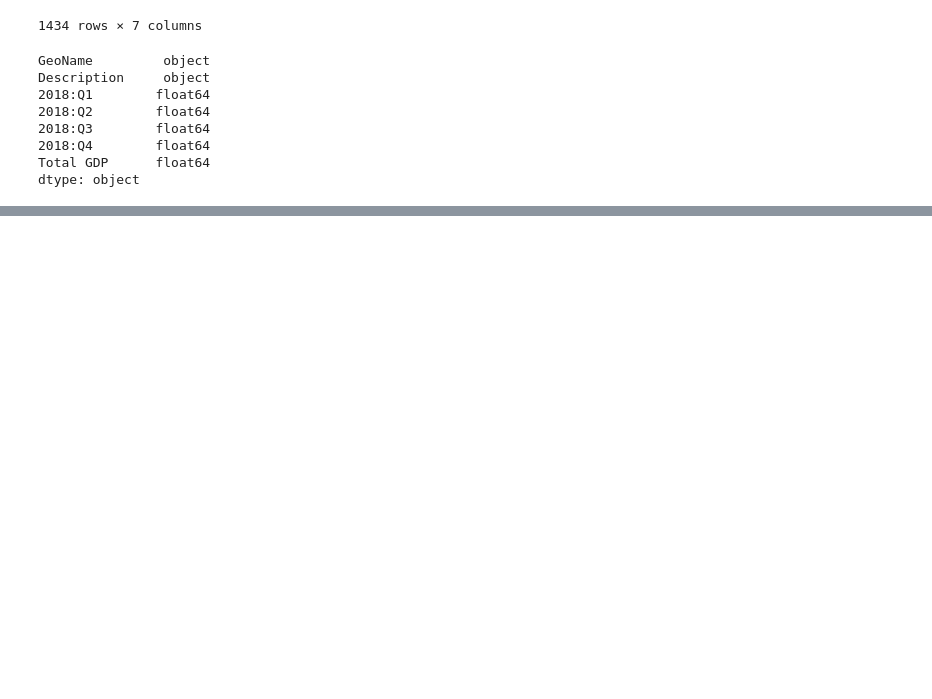
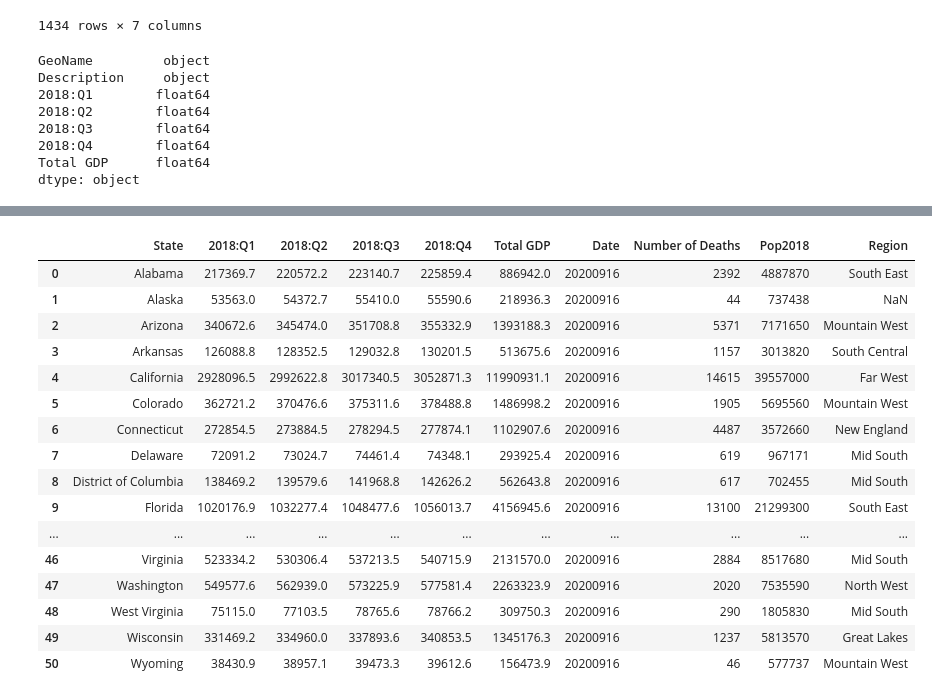
Before and after one commit to gelopez21/ProjectOne, a Jupyter notebook: Project One - Data Cleansing.ipynb, the cells around one changed output, grey strips where cells are left out. Cells and saved outputs as stored; diff of their text form; code cells hidden in the pictures; blank space fills up the shorter version.

```diff
--- a/Project One - Data Cleansing.ipynb
+++ b/Project One - Data Cleansing.ipynb
@@ -327,0 +341,2 @@ ind_df_clean
+# %%
+total_df = state_gdp.merge(state_pop, on='State', how='left')
@@ -327,0 +357,2 @@ ind_df_clean
+# %%
+t2 = total_df.drop(columns='Description')
@@ -327,0 +424,37 @@ ind_df_clean
+# %%
+newengland = pd.DataFrame({'State': newEngland})
+newengland['Region'] = 'New England'
+
+middleatlantic = pd.DataFrame({'State': middleAtlantic})
+middleatlantic['Region'] = 'Middle Atlantic'
+
+eastnorthcentral = pd.DataFrame({'State': eastnorthCentral})
+eastnorthcentral['Region'] = 'East North Central'
+
+midsouth = pd.DataFrame({'State': midSouth})
+midsouth['Region'] = 'Mid South'
+
+midwest = pd.DataFrame({'State': midWest})
+midwest['Region'] = 'Mid West'
+
+mountainwest = pd.DataFrame({'State': mountainWest})
+mountainwest['Region'] = 'Mountain West'
+
+
+
+northeast = pd.DataFrame({'State': northEast})
+northeast['Region'] = 'North East'
+
+northwest = pd.DataFrame({'State': northWest})
+northwest['Region'] = 'North West'
+
+southcentral = pd.DataFrame({'State': southCentral})
+southcentral['Region'] = 'South Central'
+
+southeast = pd.DataFrame({'State': southEast})
+southeast['Region'] = 'South East'
+
+frames = [farwest, greatlakes, midsouth, midwest, mountainwest, newengland,
+         northeast, northwest, southcentral, southeast]
+
+result = pd.concat(frames).reset_index().drop(columns='index')
@@ -327,0 +481,22 @@ ind_df_clean
+# %%
+complete_df = t2.merge(result, on='State', how='left')
+# %%
+complete_df
+# %% [output]
+|  | State | 2018:Q1 | 2018:Q2 | 2018:Q3 | 2018:Q4 | Total GDP | Date | Number of Deaths | Pop2018 | Region |
+| 0 | Alabama | 217369.7 | 220572.2 | 223140.7 | 225859.4 | 886942.0 | 20200916 | 2392 | 4887870 | South East |
+| 1 | Alaska | 53563.0 | 54372.7 | 55410.0 | 55590.6 | 218936.3 | 20200916 | 44 | 737438 | NaN |
+| 2 | Arizona | 340672.6 | 345474.0 | 351708.8 | 355332.9 | 1393188.3 | 20200916 | 5371 | 7171650 | Mountain West |
+| 3 | Arkansas | 126088.8 | 128352.5 | 129032.8 | 130201.5 | 513675.6 | 20200916 | 1157 | 3013820 | South Central |
+| 4 | California | 2928096.5 | 2992622.8 | 3017340.5 | 3052871.3 | 11990931.1 | 20200916 | 14615 | 39557000 | Far West |
+| 5 | Colorado | 362721.2 | 370476.6 | 375311.6 | 378488.8 | 1486998.2 | 20200916 | 1905 | 5695560 | Mountain West |
+| 6 | Connecticut | 272854.5 | 273884.5 | 278294.5 | 277874.1 | 1102907.6 | 20200916 | 4487 | 3572660 | New England |
+| 7 | Delaware | 72091.2 | 73024.7 | 74461.4 | 74348.1 | 293925.4 | 20200916 | 619 | 967171 | Mid South |
+| 8 | District of Columbia | 138469.2 | 139579.6 | 141968.8 | 142626.2 | 562643.8 | 20200916 | 617 | 702455 | Mid South |
+| 9 | Florida | 1020176.9 | 1032277.4 | 1048477.6 | 1056013.7 | 4156945.6 | 20200916 | 13100 | 21299300 | South East |
+| ... | ... | ... | ... | ... | ... | ... | ... | ... | ... | ... |
+| 46 | Virginia | 523334.2 | 530306.4 | 537213.5 | 540715.9 | 2131570.0 | 20200916 | 2884 | 8517680 | Mid South |
+| 47 | Washington | 549577.6 | 562939.0 | 573225.9 | 577581.4 | 2263323.9 | 20200916 | 2020 | 7535590 | North West |
+| 48 | West Virginia | 75115.0 | 77103.5 | 78765.6 | 78766.2 | 309750.3 | 20200916 | 290 | 1805830 | Mid South |
+| 49 | Wisconsin | 331469.2 | 334960.0 | 337893.6 | 340853.5 | 1345176.3 | 20200916 | 1237 | 5813570 | Great Lakes |
+| 50 | Wyoming | 38430.9 | 38957.1 | 39473.3 | 39612.6 | 156473.9 | 20200916 | 46 | 577737 | Mountain West |
```
Also changed, not shown: parts of 17 cells of this notebook, 10 other files.
